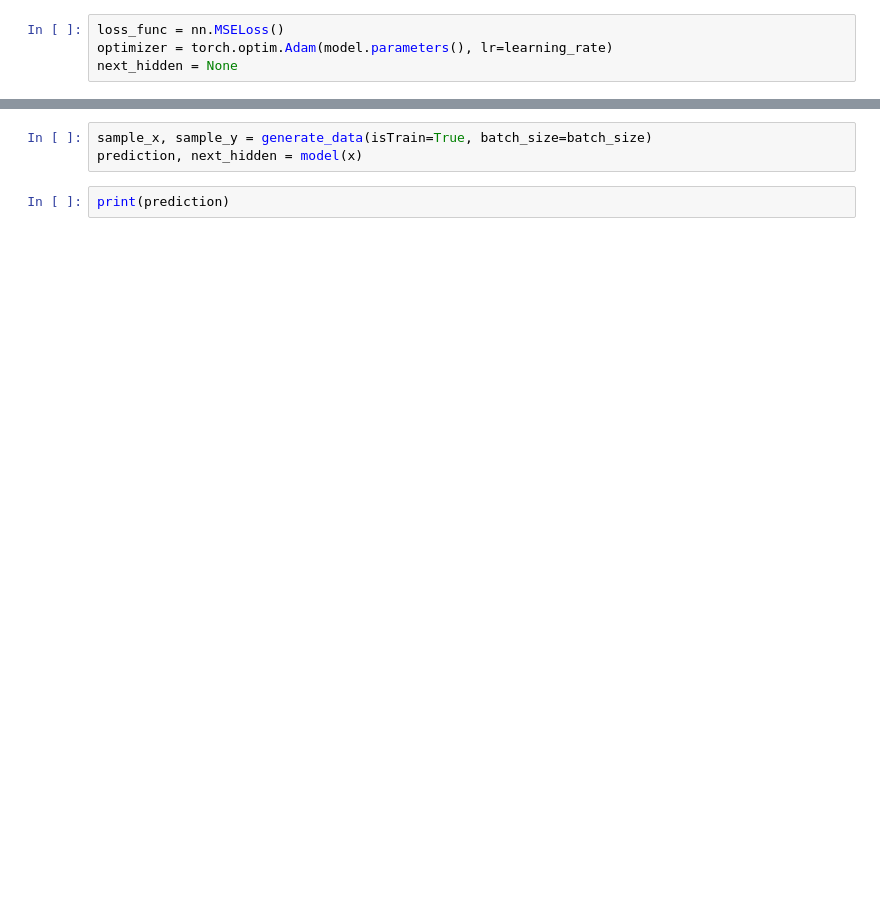
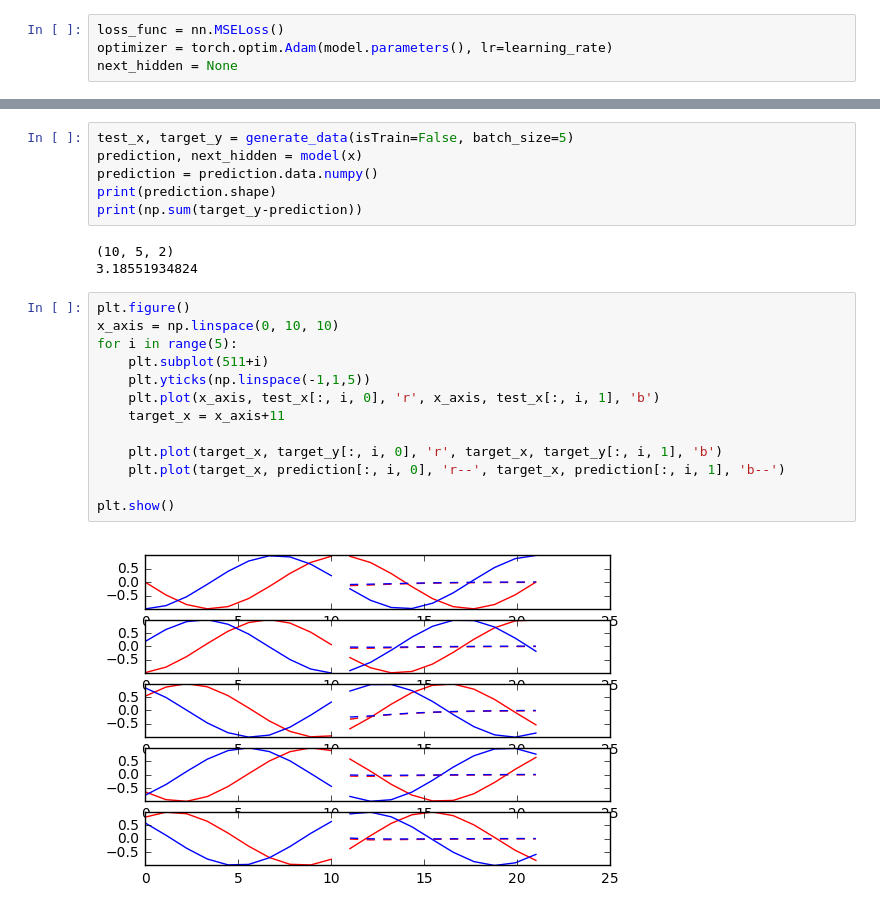
Before and after one commit to locosoft1986/pytorch-signal-prediction, a Jupyter notebook: execise1.ipynb, the cells around one changed output, grey strips where cells are left out. Drawn from its saved outputs; the diff is of its cells as text; blank space fills up the shorter version.

```diff
--- a/execise1.ipynb
+++ b/execise1.ipynb
@@ -132,5 +209,24 @@ for step in range(1000):
-# %%
-sample_x, sample_y = generate_data(isTrain=True, batch_size=batch_size)
-prediction, next_hidden = model(x)
-# %%
-print(prediction)
+# %%
+test_x, target_y = generate_data(isTrain=False, batch_size=5)
+prediction, next_hidden = model(x)
+prediction = prediction.data.numpy()
+print(prediction.shape)
+print(np.sum(target_y-prediction))
+# %% [output]
+(10, 5, 2)
+3.18551934824
+# %%
+plt.figure()
+x_axis = np.linspace(0, 10, 10)
+for i in range(5):
+    plt.subplot(511+i)
+    plt.yticks(np.linspace(-1,1,5))
+    plt.plot(x_axis, test_x[:, i, 0], 'r', x_axis, test_x[:, i, 1], 'b')
+    target_x = x_axis+11
+
+    plt.plot(target_x, target_y[:, i, 0], 'r', target_x, target_y[:, i, 1], 'b')
+    plt.plot(target_x, prediction[:, i, 0], 'r--', target_x, prediction[:, i, 1], 'b--')
+
+plt.show()
+# %% [output]
+[figure, added]
```
Also changed, not shown: parts of 11 cells of this notebook, 1 other file.
